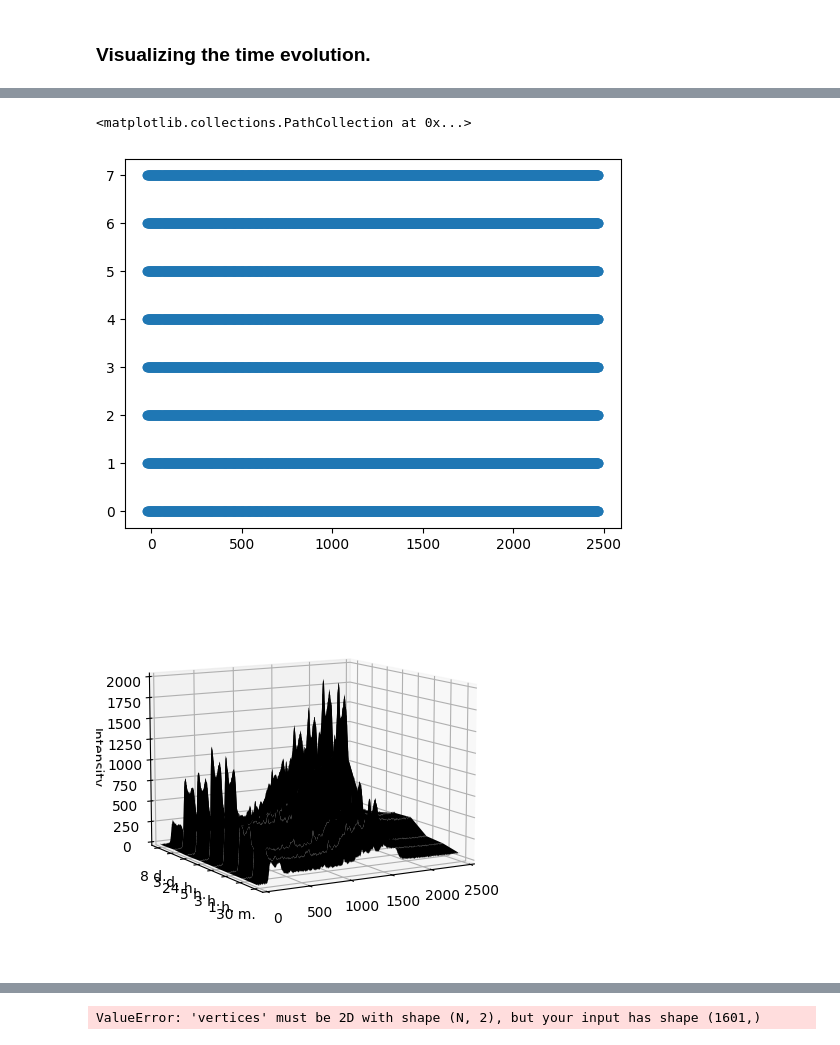
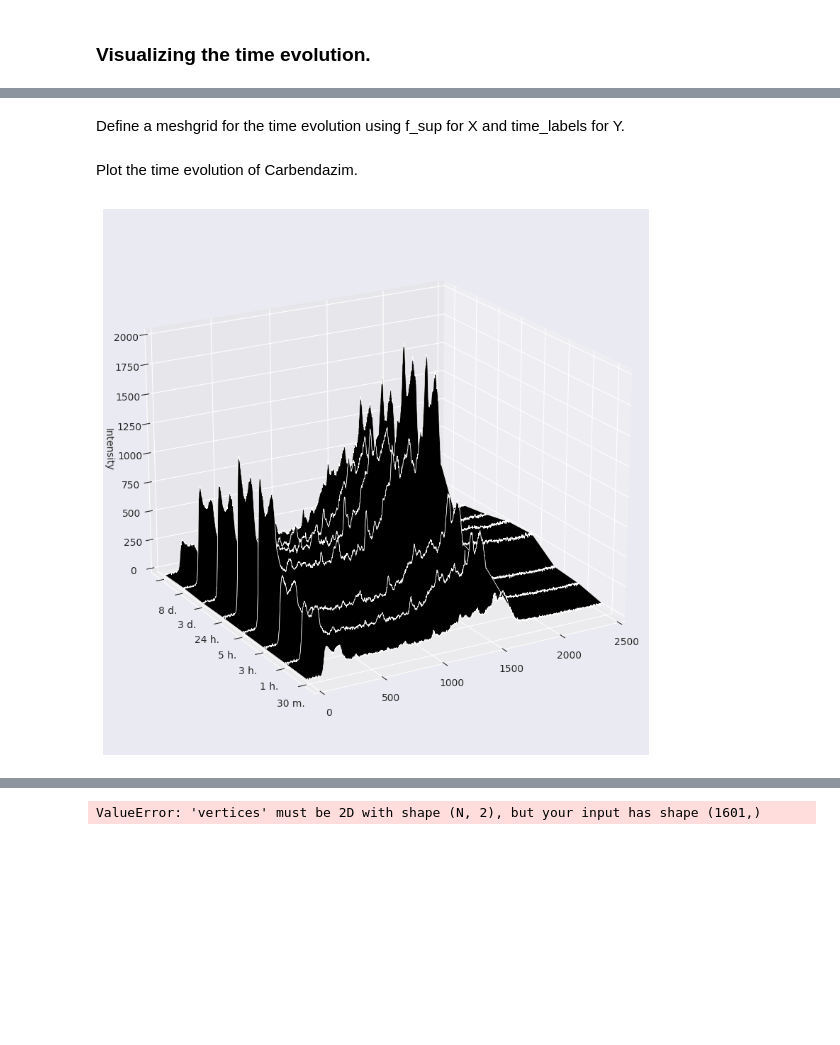
Before and after one commit to anva-kn/Raman, a Jupyter notebook: Publication/Aging&Time_evol.ipynb, the cells around one changed output, grey strips where cells are left out. Drawn from its saved outputs; the diff is of its cells as text; code cells hidden in the pictures; blank space fills up the shorter version.

Commit message:
Programming curve for the PCA analysis. Time Evolution Visuzalization in 2D.

```diff
--- a/Publication/Aging&Time_evol.ipynb
+++ b/Publication/Aging&Time_evol.ipynb
@@ -312,24 +281,23 @@ plt.scatter(X, Y)
+# %% [markdown]
+Define a meshgrid for the time evolution using f_sup for X and time_labels for Y.
 # %%
 X, Y = np.meshgrid(f_sup_0810, np.arange(len(time_labels)))
-# %%
-plt.scatter(X, Y)
-# %% [output]
-<matplotlib.collections.PathCollection at 0x...>
-[figure, removed]
+# %% [markdown]
+Plot the time evolution of Carbendazim.
 # %%
-fig = plt.figure()
+fig = plt.figure(figsize=(10, 10))
 ax = fig.add_subplot(111, projection='3d')
 
 ax.plot_surface(X, Y, car_power_time_evol_mean[0], rstride=1, cstride=1000, color='k', shade=False, lw=.5)
 # ax.plot_wireframe(X, Y, car_power_time_evol_mean[0])
 # ax.contour(X, Y, car_power_time_evol_mean_smooth[0])
 
 ax.set_zlim(0, 2000)
 ax.set_xlim(0, 2500)
 # ax.set_yticks(Y)
 ax.set_yticklabels(time_labels)
 ax.set_zlabel("Intensity")
-ax.view_init(10,-120)
+ax.view_init(20,-120)
 plt.show()
 # %% [output]
-[figure, old version]
+[figure, new version]
```
Also changed, not shown: parts of 15 cells of this notebook, 1 other file.
